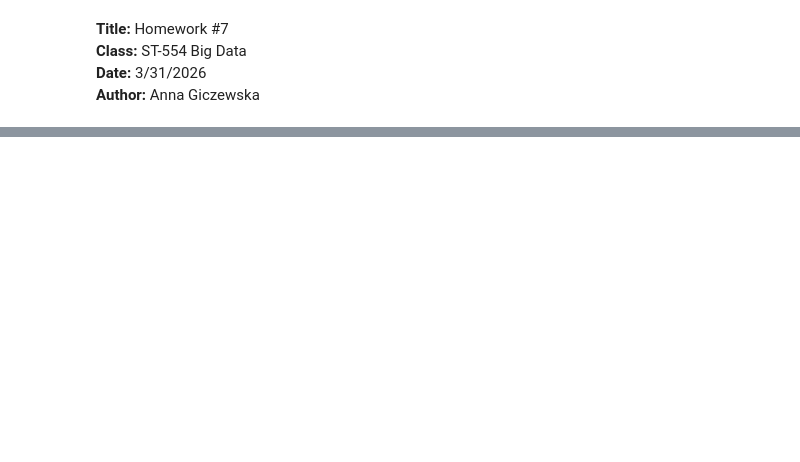
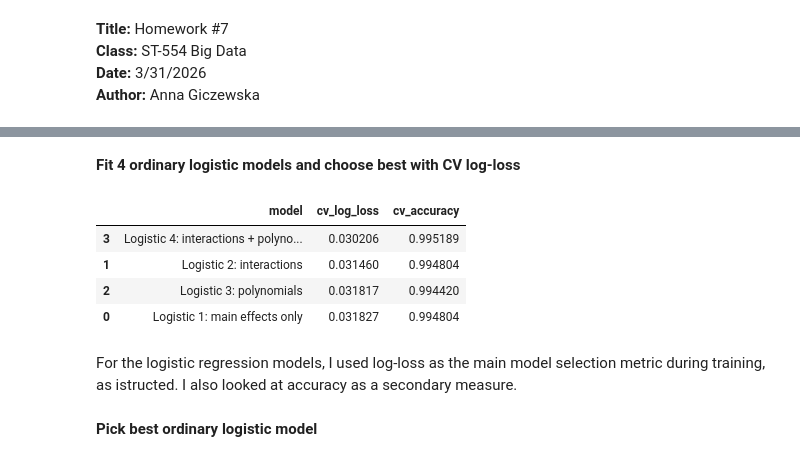
Before and after one commit to whiterabbit077/st554_hw7, a Jupyter notebook: HW7.ipynb, the cells around one changed output, grey strips where cells are left out. Saved outputs shown, nothing was run; the diff lists cells and outputs as text; code cells hidden in the pictures; blank space fills up the shorter version.

```diff
--- a/HW7.ipynb
+++ b/HW7.ipynb
@@ -306,0 +328,12 @@ print(summary.head(20))
+# %%
+clf_base_features = [
+    "fixed acidity", "volatile acidity", "citric acid", "residual sugar",
+    "chlorides", "free sulfur dioxide", "total sulfur dioxide",
+    "density", "pH", "sulphates", "alcohol", "quality"
+]
+
+X_train_clf_base = train_df[clf_base_features].copy()
+X_test_clf_base = test_df[clf_base_features].copy()
+
+y_train_clf = train_df["is_white"].copy()
+y_test_clf = test_df["is_white"].copy()
@@ -306,0 +368,58 @@ print(summary.head(20))
+# %% [markdown]
+**Fit 4 ordinary logistic models and choose best with CV log-loss**
+# %%
+X_train_clf_1 = X_train_clf_base.copy()
+X_train_clf_2 = make_clf_interactions(X_train_clf_base)
+X_train_clf_3 = make_clf_polynomials(X_train_clf_base)
+X_train_clf_4 = make_clf_both(X_train_clf_base)
+
+clf_cv = StratifiedKFold(n_splits=5, shuffle=True, random_state=554)
+clf_splits = list(clf_cv.split(X_train_clf_base, y_train_clf))
+
+clf_models = {
+    "Logistic 1: main effects only": X_train_clf_1,
+    "Logistic 2: interactions": X_train_clf_2,
+    "Logistic 3: polynomials": X_train_clf_3,
+    "Logistic 4: interactions + polynomials": X_train_clf_4
+}
+
+clf_cv_results = []
+
+for name, X_now in clf_models.items():
+    # using a very large C to act like "almost no penalty"
+    log_model = Pipeline([
+        ("scaler", StandardScaler()),
+        ("model", LogisticRegression(
+            C=1e6,
+            solver="lbfgs",
+            max_iter=5000,
+            random_state=554
+        ))
+    ])
+
+    cv_out = cross_validate(
+        log_model,
+        X_now,
+        y_train_clf,
+        cv=clf_splits,
+        scoring=("neg_log_loss", "accuracy")
+    )
+
+    clf_cv_results.append({
+        "model": name,
+        "cv_log_loss": -cv_out["test_neg_log_loss"].mean(),
+        "cv_accuracy": cv_out["test_accuracy"].mean()
+    })
+
+clf_cv_results = pd.DataFrame(clf_cv_results).sort_values("cv_log_loss")
+clf_cv_results
+# %% [output]
+|  | model | cv_log_loss | cv_accuracy |
+| 3 | Logistic 4: interactions + polyno... | 0.030206 | 0.995189 |
+| 1 | Logistic 2: interactions | 0.031460 | 0.994804 |
+| 2 | Logistic 3: polynomials | 0.031817 | 0.994420 |
+| 0 | Logistic 1: main effects only | 0.031827 | 0.994804 |
+# %% [markdown]
+For the logistic regression models, I used log-loss as the main model selection metric during training, as istructed. I also looked at accuracy as a secondary measure.
+# %% [markdown]
+**Pick best ordinary logistic model**
```
Also changed, not shown: parts of 62 cells of this notebook.
